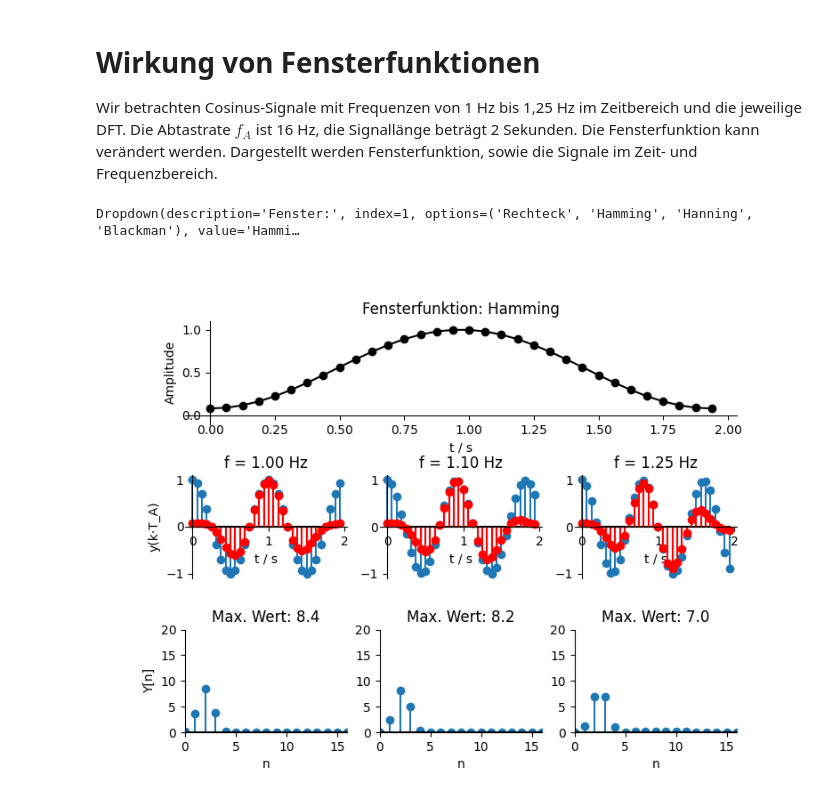
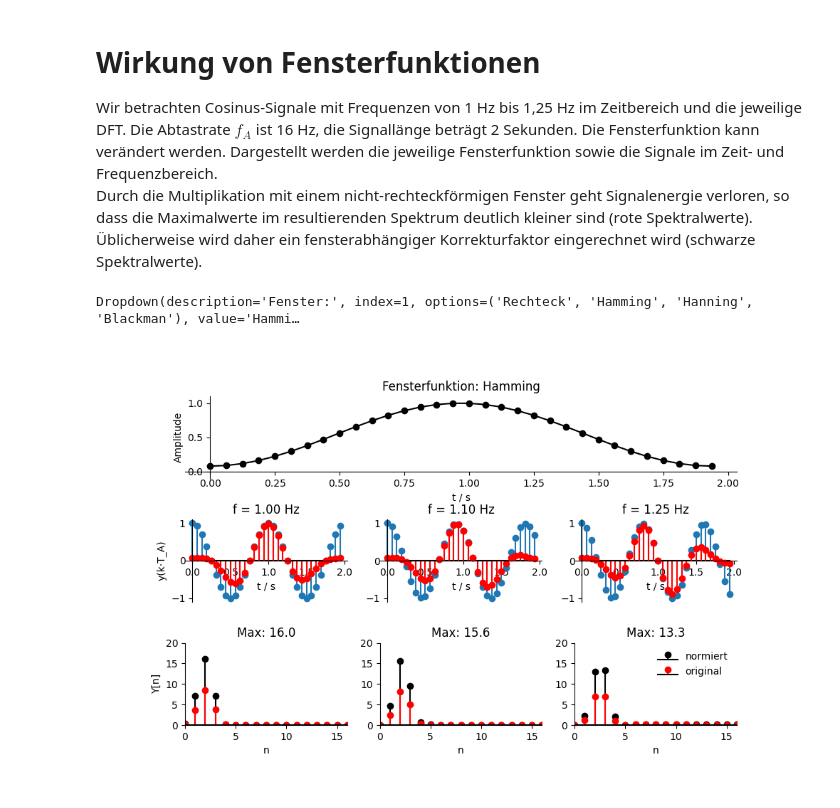
Before and after one commit to bdcodebase/JLdeployments, a Jupyter notebook: content/Fensterfunktionen.ipynb, the cells around one changed output. Saved outputs shown, nothing was run; the diff lists cells and outputs as text; code cells hidden in the pictures.

Commit message:
Minor changes
Readme updated
Femsterfunktionen extended with normed spectra
Leckage: Plot optimized

```diff
--- a/content/Fensterfunktionen.ipynb
+++ b/content/Fensterfunktionen.ipynb
@@ -1,6 +1,7 @@
 # %% [markdown]
 # Wirkung von Fensterfunktionen
-Wir betrachten Cosinus-Signale mit Frequenzen von 1 Hz bis 1,25 Hz im Zeitbereich und die jeweilige DFT. Die Abtastrate $f_A$ ist 16 Hz, die Signallänge beträgt 2 Sekunden. Die Fensterfunktion kann verändert werden. Dargestellt werden Fensterfunktion, sowie die Signale im Zeit- und Frequenzbereich.
+Wir betrachten Cosinus-Signale mit Frequenzen von 1 Hz bis 1,25 Hz im Zeitbereich und die jeweilige DFT. Die Abtastrate $f_A$ ist 16 Hz, die Signallänge beträgt 2 Sekunden. Die Fensterfunktion kann verändert werden. Dargestellt werden die jeweilige Fensterfunktion sowie die Signale im Zeit- und Frequenzbereich.
+Durch die Multiplikation mit einem nicht-rechteckförmigen Fenster geht Signalenergie verloren, so dass die Maximalwerte im resultierenden Spektrum deutlich kleiner sind (rote Spektralwerte). Üblicherweise wird daher ein fensterabhängiger Korrekturfaktor eingerechnet wird (schwarze Spektralwerte).
 # %%
 """
 Fensterfunktionen-Demoscript
@@ -33,7 +34,7 @@ n_freq = len(fsig)           # number of frequencies
 t = np.arange(0, tl, 1/fa)     # time instants
 N = int(fa * tl)             # total number of samples
 
-fig = plt.figure(figsize=(8, 6), dpi=100,num=' ')
+fig = plt.figure(figsize=(10, 6), dpi=100,num=' ')
 spec = fig.add_gridspec(ncols=3, nrows=3, hspace=.5)#, width_ratios=[2,1])
 
 def plotdata(wd):
@@ -71,33 +72,37 @@ def plotdata(wd):
             ax.set_ylabel('y(k·T_A)')
         ax.set_title(f'f = {fsig[i]:.2f} Hz')
         myplotstyle(ax)
 
         # Compute and plot FFT (magnitude)
         ax = fig.add_subplot(spec[2,i])
         Y = np.abs(np.fft.fft(y))
-        ax.stem(np.arange(N), Y, linefmt='-', markerfmt='o', basefmt="k-")
+        av = np.sum(fwd)/N
+        ax.stem(np.arange(N), Y/av, linefmt='-k', markerfmt='ko', basefmt="k-")
+        ax.stem(np.arange(N), Y, linefmt='-r', markerfmt='ro', basefmt="k-")
         #ax.set_ylim([0, (N/2)*5/4])
+
         ax.set_xlabel('n')
-        ax.set_title(f'Max. Wert: {np.max(Y):.1f}')
+        ax.set_title(f'Max: {np.max(Y)/av:.1f}')
         if i == 0:
             ax.set_ylabel('Y[n]')
         ax.set_xlim([0, N/2])
         ax.set_ylim([0, (N/2)*5/4])
         myplotstyle(ax)
+    ax.legend(['normiert','original'],edgecolor='none')
     fig.canvas.draw()
 
     ## Interaktion:
 # Definition von Controls:
 sigcombo = widgets.Dropdown(options=['Rechteck','Hamming','Hanning','Blackman'],
                                     value='Hamming',description='Fenster:')
 
 
 
 #Verknüpfen mit Callback
 out = widgets.interactive_output(plotdata, {'wd': sigcombo})
 #Anzeigen
 display(sigcombo) #, sigtxt, ekcb, out)
 plt.show()
 # %% [output]
 Dropdown(description='Fenster:', index=1, options=('Rechteck', 'Hamming', 'Hanning', 'Blackman'), value='Hammi…
-[figure, old version]
+[figure, new version]
```
Also changed, not shown: 2 other files.
